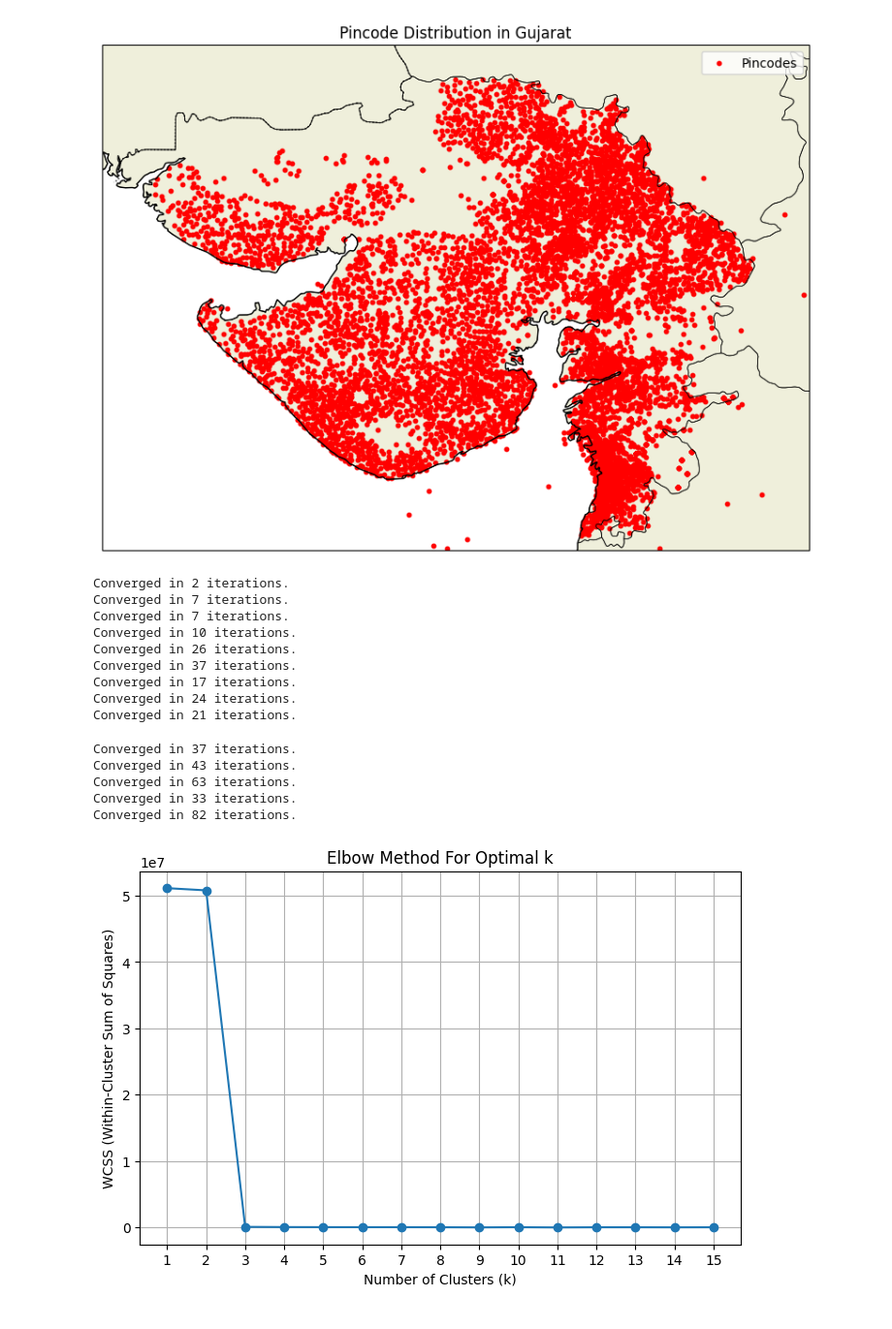
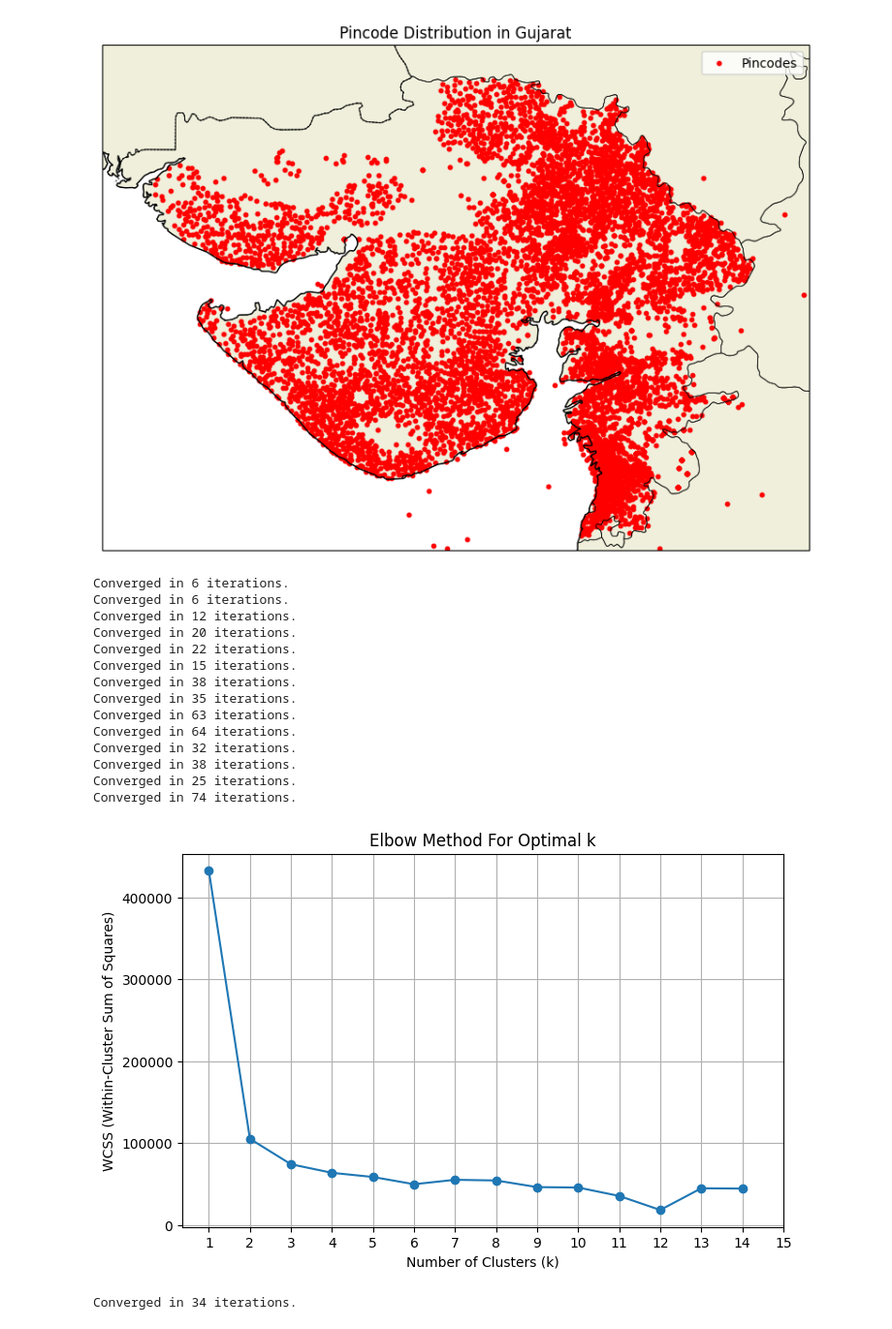
Before and after one commit to asp117920/epoch_unsupervised, a Jupyter notebook: K_means_clustering.ipynb, the cells around one changed output. Shown at 97% size. Saved outputs shown, nothing was run; the diff lists cells and outputs as text; code cells hidden in the pictures.

```diff
--- a/K_means_clustering.ipynb
+++ b/K_means_clustering.ipynb
@@ -21,16 +16,0 @@ features = gujarat_data[['Latitude', 'Longitude']]
-# %%
-
-
-class point:
-    def __init__ (self , longitude , latitude):
-        self.x = latitude
-        self.y = longitude
-        self.cluster_id = None
-
-    def distance_to (self , other_point):
-        return euclidian_distance(self , other_point)
-
-def euclidian_distance (point_1 , point_2):
-    return math.sqrt((point_1.x-point_2.x)**2 + (point_1.y-point_2.y)**2)
-
-print(features.head())
@@ -185,26 +150,19 @@ def determine_optimal_k(wcss):
 # %%
-import numpy as np
-import matplotlib.pyplot as plt
-import matplotlib.cm as cm
-import cartopy.crs as ccrs
-import cartopy.feature as cfeature
-
-# Make sure gujarat_data is cleaned before clustering
+# Data-cleaning step for converting all the value from string type to numerics and dropping the missing data
 gujarat_data['Latitude'] = pd.to_numeric(gujarat_data['Latitude'], errors='coerce')
 gujarat_data['Longitude'] = pd.to_numeric(gujarat_data['Longitude'], errors='coerce')
 gujarat_data = gujarat_data.dropna(subset=['Latitude', 'Longitude'])
 
-# Prepare data again after cleaning
+# Preparing data again after cleaning
 features = gujarat_data[['Latitude', 'Longitude']]
 X = features.to_numpy()
 wcss = WCSS_calculation(X, max_k=15)
-# index_of_min_WCSS = wcss.index(min(wcss))
-# optimum_value_of_k = index_of_min_WCSS+1
-optimal_value_of_k = determine_optimal_k(wcss)
+# optimal_value_of_k = determine_optimal_k(wcss)
+optimal_value_of_k = 13
 
-# 📈 Plot Elbow Method
+# Plotting the Elbow curve
 plt.figure(figsize=(8, 5))
-plt.plot(range(1, 16), wcss, marker='o', linestyle='-')
+plt.plot(range(1, 15), wcss, marker='o', linestyle='-')
 plt.title('Elbow Method For Optimal k')
 plt.xlabel('Number of Clusters (k)')
 plt.ylabel('WCSS (Within-Cluster Sum of Squares)')
@@ -212,14 +170,14 @@ plt.xticks(range(1, 16))
 plt.grid(True)
 plt.show()
 
-# Fit K-Means (if not already done)
-kmeans = K_means(n_clusters=optimum_value_of_k)
+# fitting K_means classifier for ideal "k" value
+kmeans = K_means(n_clusters=optimal_value_of_k)
 labels = np.array(kmeans.fit(X))
 
 # Final centroids
 centroids = kmeans.centroids
 
-# 🎨 Color-coded Cluster Map
+# Color-coded Cluster Map
 fig = plt.figure(figsize=(12, 10))
 ax = plt.axes(projection=ccrs.PlateCarree())
 
@@ -239,48 +197,49 @@ colors = cm.get_cmap('tab10', kmeans.n_clusters)
 for cluster_index in range(kmeans.n_clusters):
     cluster_points = X[labels == cluster_index]
     ax.scatter(
         cluster_points[:, 1],  # Longitude
         cluster_points[:, 0],  # Latitude
         color=colors(cluster_index),
         label=f"Cluster {cluster_index}",
         s=20,
         transform=ccrs.PlateCarree()
     )
 
 # Plot centroids
 ax.scatter(
     centroids[:, 1],  # Longitude
     centroids[:, 0],  # Latitude
     color='black', marker='X', s=100,
     label='Centroids', transform=ccrs.PlateCarree()
 )
 
 plt.title("K-Means Clustering on Gujarat Pincode Locations", fontsize=14)
 plt.legend()
 plt.show()
 
-# 📜 Text Summary
-print("\n📌 Final Cluster Centroids:")
+# Text Summary
+print("\n Final Cluster Centroids:")
 for idx, centroid in enumerate(centroids):
     print(f"Cluster {idx}: Latitude = {centroid[0]:.5f}, Longitude = {centroid[1]:.5f}")
 
-print("\n📊 Cluster Distribution:")
+print("\n Cluster Distribution:")
 unique, counts = np.unique(labels, return_counts=True)
 for cluster, count in zip(unique, counts):
     print(f"Cluster {cluster}: {count} points")
 # %% [output]
-Converged in 2 iterations.
-Converged in 7 iterations.
-Converged in 7 iterations.
-Converged in 10 iterations.
-Converged in 26 iterations.
-Converged in 37 iterations.
-Converged in 17 iterations.
-Converged in 24 iterations.
-Converged in 21 iterations.
+Converged in 6 iterations.
+Converged in 6 iterations.
+Converged in 12 iterations.
+Converged in 20 iterations.
+Converged in 22 iterations.
+Converged in 15 iterations.
+Converged in 38 iterations.
+Converged in 35 iterations.
+Converged in 63 iterations.
+Converged in 64 iterations.
+Converged in 32 iterations.
+Converged in 38 iterations.
+Converged in 25 iterations.
+Converged in 74 iterations.
+[figure, new version]
-Converged in 37 iterations.
-Converged in 43 iterations.
-Converged in 63 iterations.
-Converged in 33 iterations.
-Converged in 82 iterations.
+Converged in 34 iterations.
-[figure, old version]
```
Also changed, not shown: parts of 8 cells of this notebook.
